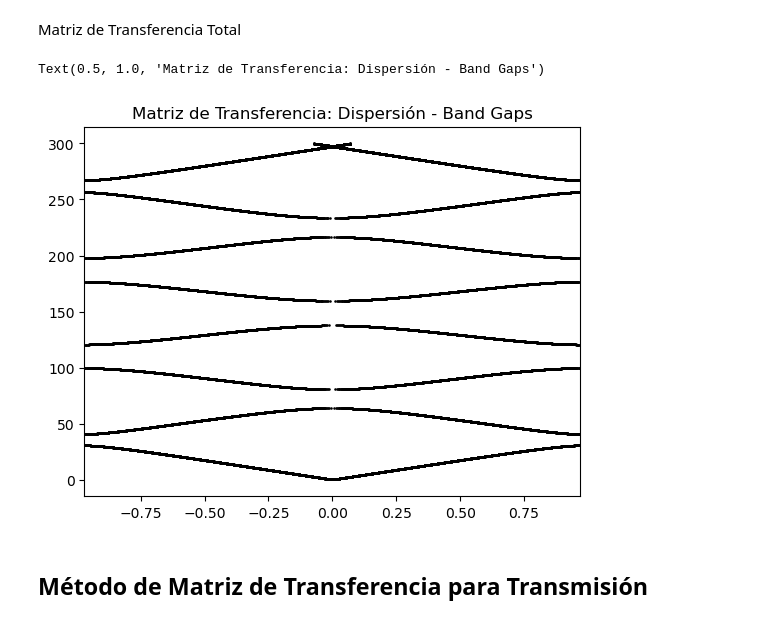
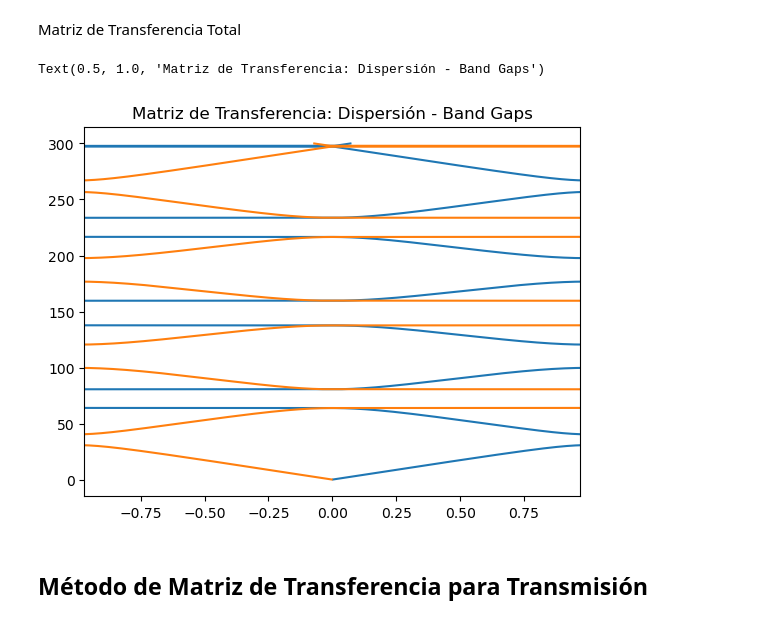
Before and after one commit to Jwpr-dpr/Tesis, a Jupyter notebook: CristalFotonico.ipynb, the cells around one changed output. Drawn from its saved outputs; the diff is of its cells as text; code cells hidden in the pictures.

```diff
--- a/CristalFotonico.ipynb
+++ b/CristalFotonico.ipynb
@@ -65,14 +65,15 @@ def X(v,theta):
 # %%
 vs = np.arange(0.1,300,0.01)
 values = [X(v,theta) for v in vs]
 valuesNeg = [-X(v,theta) for v in vs]
-plt.plot(values,vs,'o',markersize=0.85,color='black')
-plt.plot(valuesNeg,vs,'o',markersize=0.85,color='black')
+
+plt.plot(values,vs)#,'o',markersize=0.85,color='black')
+plt.plot(valuesNeg,vs)#,'o',markersize=0.85,color='black')
 plt.xlim(-0.97,0.97)
 plt.title('Matriz de Transferencia: Dispersión - Band Gaps')
 # %% [output]
 Text(0.5, 1.0, 'Matriz de Transferencia: Dispersión - Band Gaps')
-[figure, old version]
+[figure, new version]
 # %% [markdown]
 ## Método de Matriz de Transferencia para Transmisión
 # %% [markdown]
```
Also changed, not shown: parts of 6 cells of this notebook, 2 other files.
